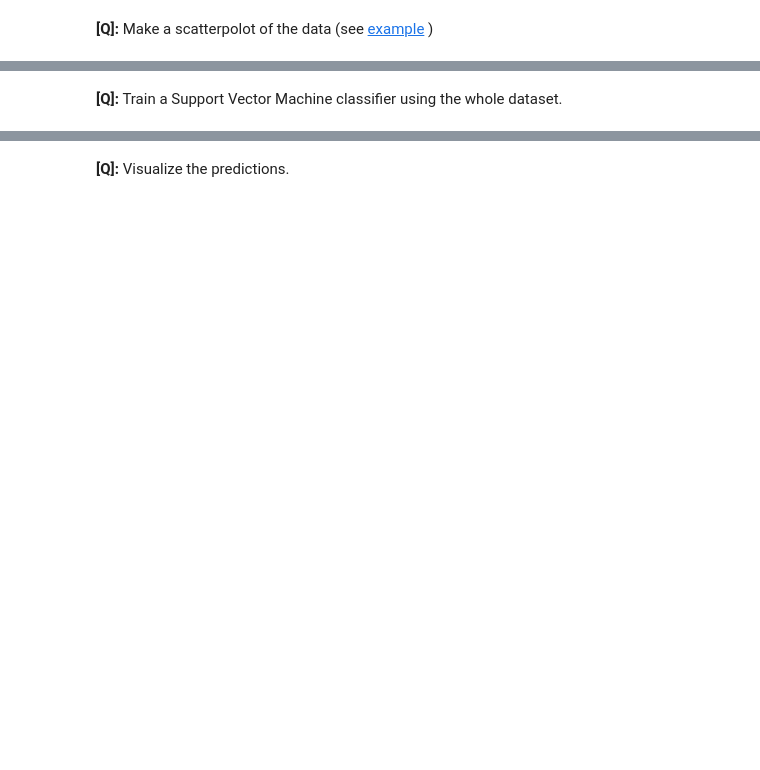
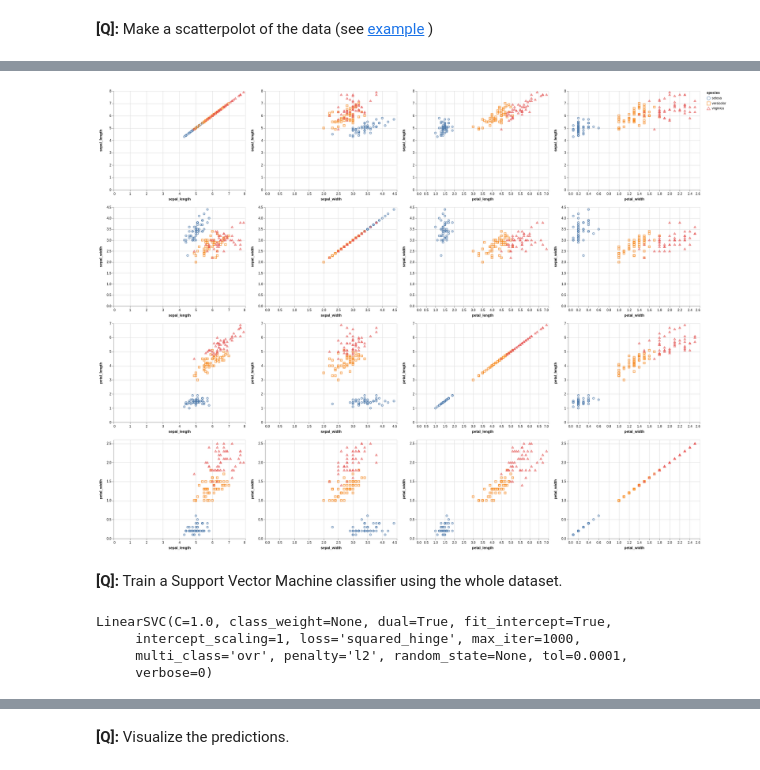
Before and after one commit to albop/modern_scientific_programming, a Jupyter notebook: Session_7/exercises.ipynb, the cells around one changed output, grey strips where cells are left out. Drawn from its saved outputs; the diff is of its cells as text; code cells hidden in the pictures; blank space fills up the shorter version.

```diff
--- a/Session_7/exercises.ipynb
+++ b/Session_7/exercises.ipynb
@@ -14,3 +144,13 @@ Rename columns to `sepal_length`, `sepal_width`, `petal_length`, `petal_width` a
+# %%
+altair.Chart(df).mark_point().encode(
+        x=alt.X(alt.repeat('column'),type='quantitative'),
+        y=alt.Y(alt.repeat('row'),type='quantitative'),
+        color='species', shape='species').repeat(
+    row=df.columns[:4].tolist(),
+    column=df.columns[:4].tolist()
+)
+# %% [output]
+[figure, added]
 # %% [markdown]
 **[Q]:** Train a Support Vector Machine classifier using
     the whole dataset.
@@ -16,0 +161,7 @@ Rename columns to `sepal_length`, `sepal_width`, `petal_length`, `petal_width` a
+# %%
+svc.fit(iris['data'], iris['target'])
+# %% [output]
+LinearSVC(C=1.0, class_weight=None, dual=True, fit_intercept=True,
+     intercept_scaling=1, loss='squared_hinge', max_iter=1000,
+     multi_class='ovr', penalty='l2', random_state=None, tol=0.0001,
+     verbose=0)
```
Also changed, not shown: parts of 36 cells of this notebook, 10 other files.
